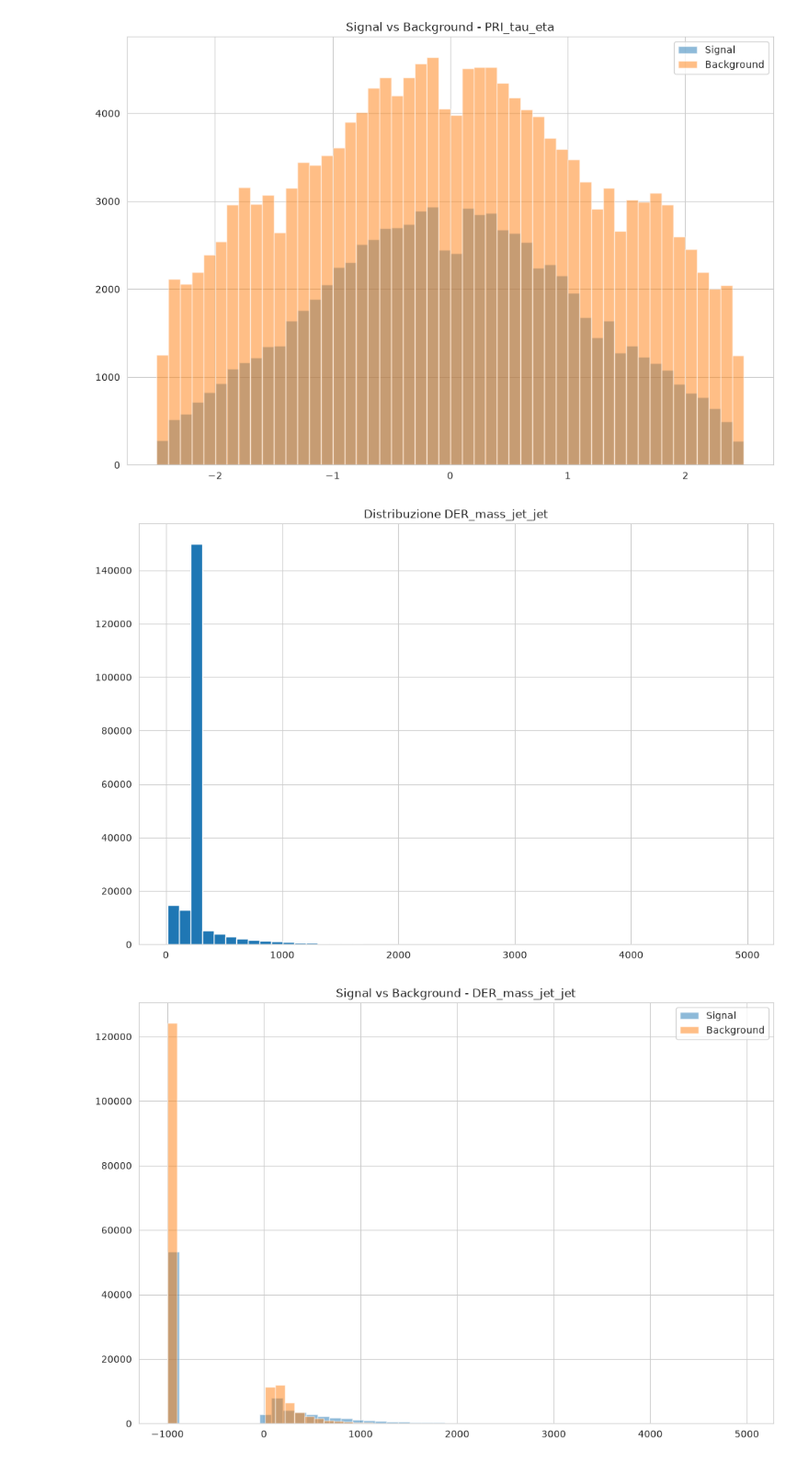
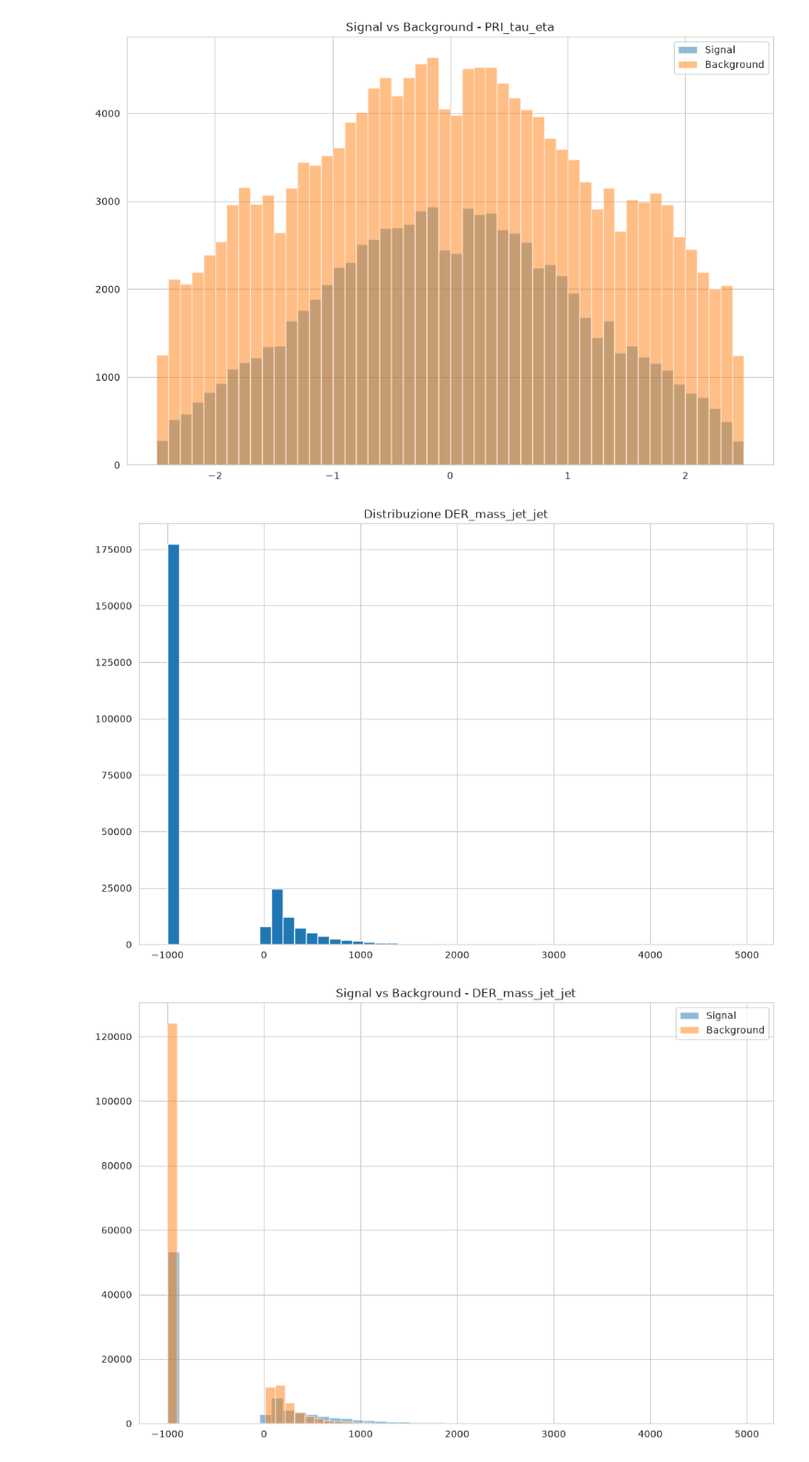
Before and after one commit to feenaldi/SCNSN_Project, a Jupyter notebook: Higgs.ipynb, the cells around one changed output. Shown at 92% size. Cells and saved outputs as stored; diff of their text form; code cells hidden in the pictures.

```diff
--- a/Higgs.ipynb
+++ b/Higgs.ipynb
@@ -167,11 +170,11 @@ plt.show()
 # %% [output]
 [figure]
 # %%
-X_tr["DER_mass_jet_jet"].hist(bins=50)
+X_data["DER_mass_jet_jet"].hist(bins=50)
 plt.title("Distribuzione DER_mass_jet_jet")
 plt.show()
 # %% [output]
-[figure, old version]
+[figure, new version]
 # %%
 plt.hist(signal["DER_mass_jet_jet"], bins=50, alpha=0.5, label="Signal")
 plt.hist(background["DER_mass_jet_jet"], bins=50, alpha=0.5, label="Background")
```
Also changed, not shown: parts of 20 cells of this notebook, 3 other files.
